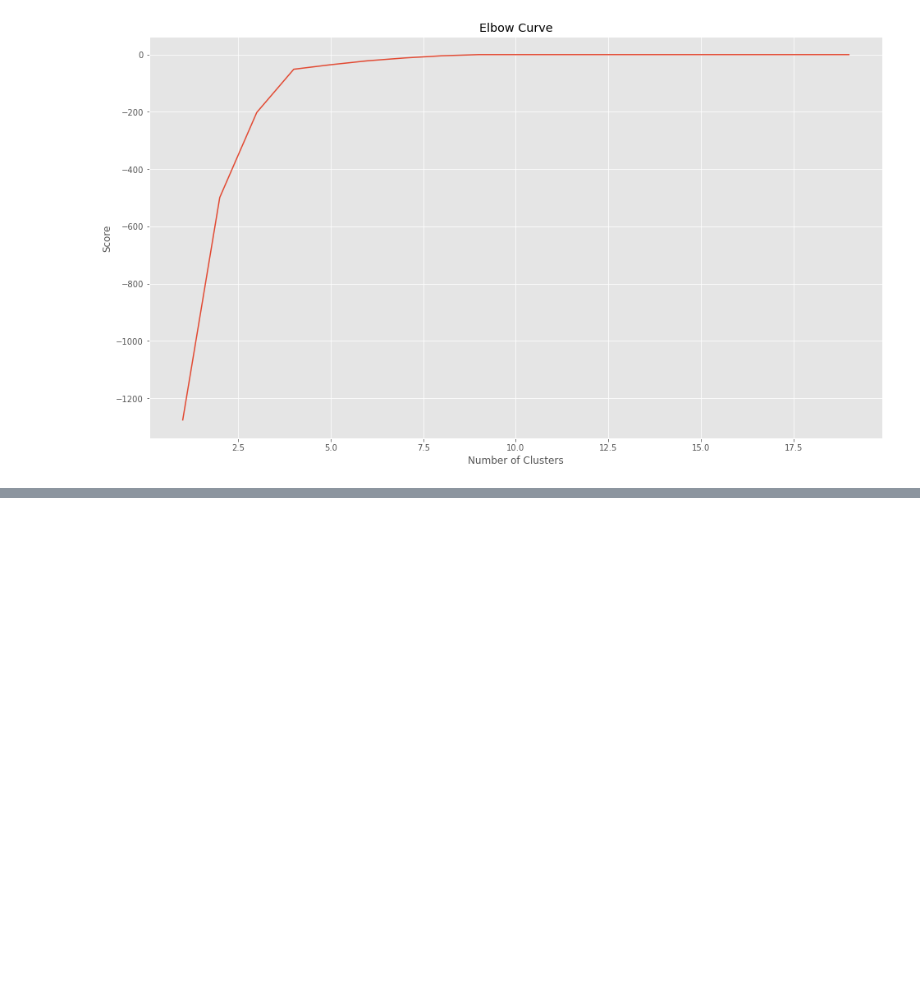
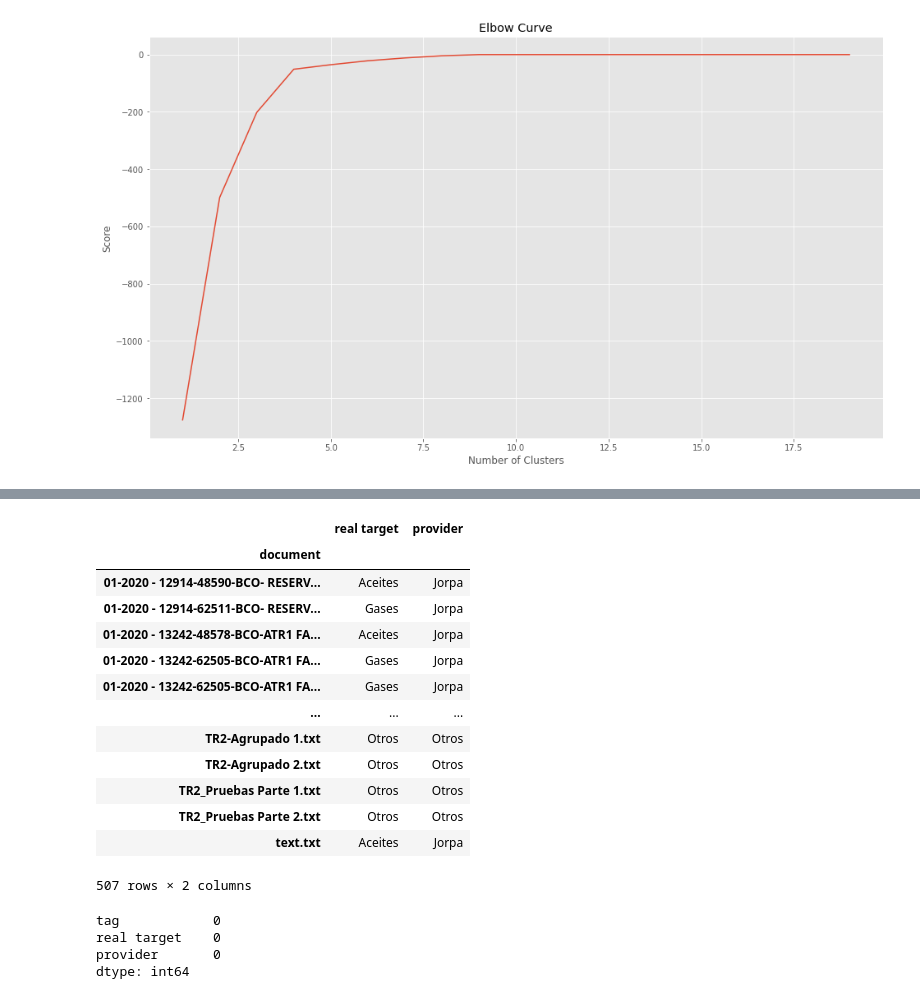
Before and after one commit to LauraOrozco/Proyecto_integrador_MSc, a Jupyter notebook: test_clasificacion_text.ipynb, the cells around one changed output, grey strips where cells are left out. Saved outputs shown, nothing was run; the diff lists cells and outputs as text; code cells hidden in the pictures; blank space fills up the shorter version.

```diff
--- a/test_clasificacion_text.ipynb
+++ b/test_clasificacion_text.ipynb
@@ -368,0 +369,2 @@ pd.crosstab(resultados["categoria"], resultados["label"], margins=True)
+# %%
+docs_tag = pd.read_csv("Target - tagging.csv", sep=",")
@@ -368,0 +384,18 @@ pd.crosstab(resultados["categoria"], resultados["label"], margins=True)
+# %%
+docs_tag.set_index("document", inplace=True)
+docs_tag
+# %% [output]
+|  | real target | provider |
+| document |  |  |
+| 01-2020 - 12914-48590-BCO- RESERV... | Aceites | Jorpa |
+| 01-2020 - 12914-62511-BCO- RESERV... | Gases | Jorpa |
+| 01-2020 - 13242-48578-BCO-ATR1 FA... | Aceites | Jorpa |
+| 01-2020 - 13242-62505-BCO-ATR1 FA... | Gases | Jorpa |
+| 01-2020 - 13242-62505-BCO-ATR1 FA... | Gases | Jorpa |
+| ... | ... | ... |
+| TR2-Agrupado 1.txt | Otros | Otros |
+| TR2-Agrupado 2.txt | Otros | Otros |
+| TR2_Pruebas Parte 1.txt | Otros | Otros |
+| TR2_Pruebas Parte 2.txt | Otros | Otros |
+| text.txt | Aceites | Jorpa |
+507 rows × 2 columns
@@ -368,0 +409,7 @@ pd.crosstab(resultados["categoria"], resultados["label"], margins=True)
+# %%
+y.isnull().sum()
+# %% [output]
+tag            0
+real target    0
+provider       0
+dtype: int64
```
Also changed, not shown: parts of 57 cells of this notebook.
